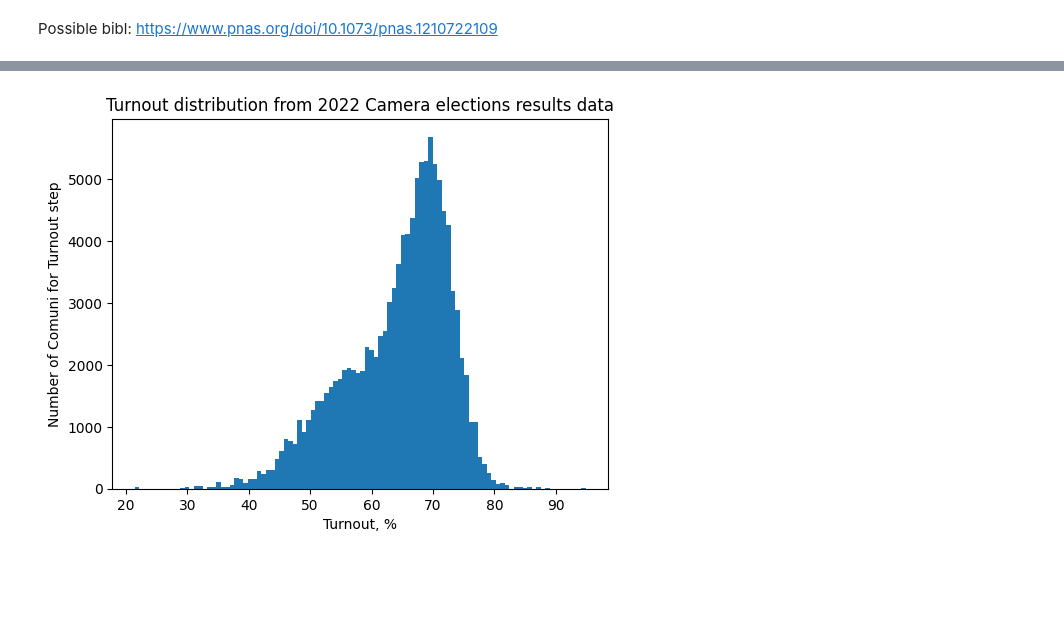
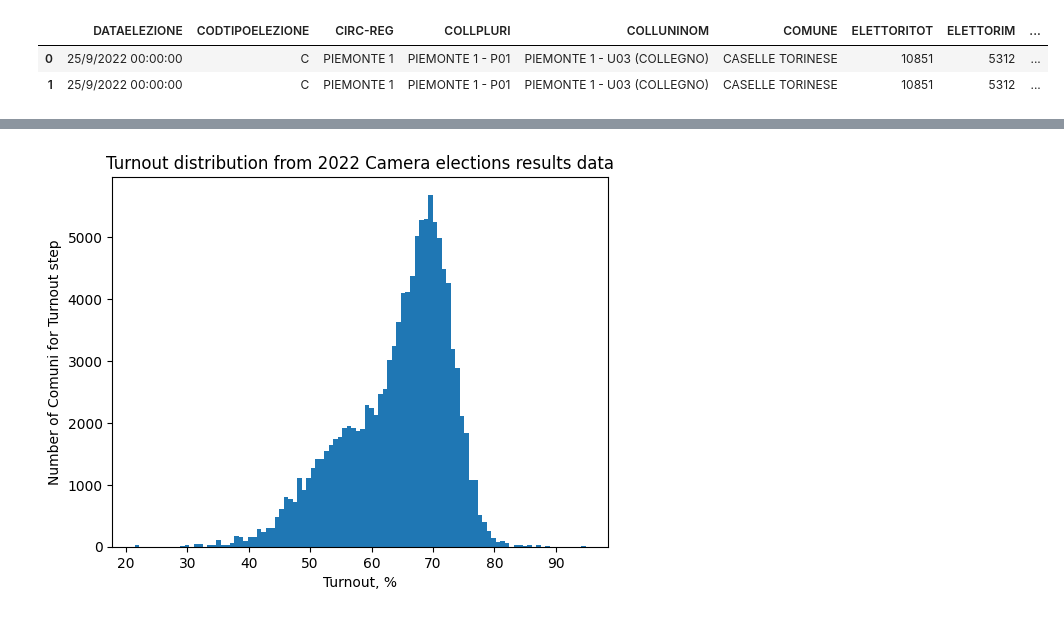
Before and after one commit to falaimo99/open-voting, a Jupyter notebook: analysis/it_datasets_analysis.ipynb, the cells around one changed output, grey strips where cells are left out. Saved outputs shown, nothing was run; the diff lists cells and outputs as text; code cells hidden in the pictures; blank space fills up the shorter version.

```diff
--- a/analysis/italian_datasets_analysis.ipynb
+++ b/analysis/it_datasets_analysis.ipynb
@@ -1,6 +1,3 @@
-# %% [markdown]
-Possible bibl:
-https://www.pnas.org/doi/10.1073/pnas.1210722109
 # %%
 import pandas as pd
 import matplotlib.pyplot as plt
@@ -8,7 +5,12 @@ import numpy as np
 # %%
 camera_df = pd.read_csv('../data/camera-20220925/Camera_Italia_LivComune.txt', sep=';')
 senato_df = pd.read_csv('../data/senato-20220925/Senato_Italia_LivComune.txt', sep=';')
 
+camera_df.head(2)
 # camera_df.head(5)
 # senato_df.head(1)
 # print(camera_df.info(), senato_df.info())
+# %% [output]
+|  | DATAELEZIONE | CODTIPOELEZIONE | CIRC-REG | COLLPLURI | COLLUNINOM | COMUNE | ELETTORITOT | ELETTORIM | ... |
+| 0 | 25/9/2022 00:00:00 | C | PIEMONTE 1 | PIEMONTE 1 - P01 | PIEMONTE 1 - U03 (COLLEGNO) | CASELLE TORINESE | 10851 | 5312 | ... |
+| 1 | 25/9/2022 00:00:00 | C | PIEMONTE 1 | PIEMONTE 1 - P01 | PIEMONTE 1 - U03 (COLLEGNO) | CASELLE TORINESE | 10851 | 5312 | ... |
```
Also changed, not shown: parts of 3 cells of this notebook, 3 other files.
